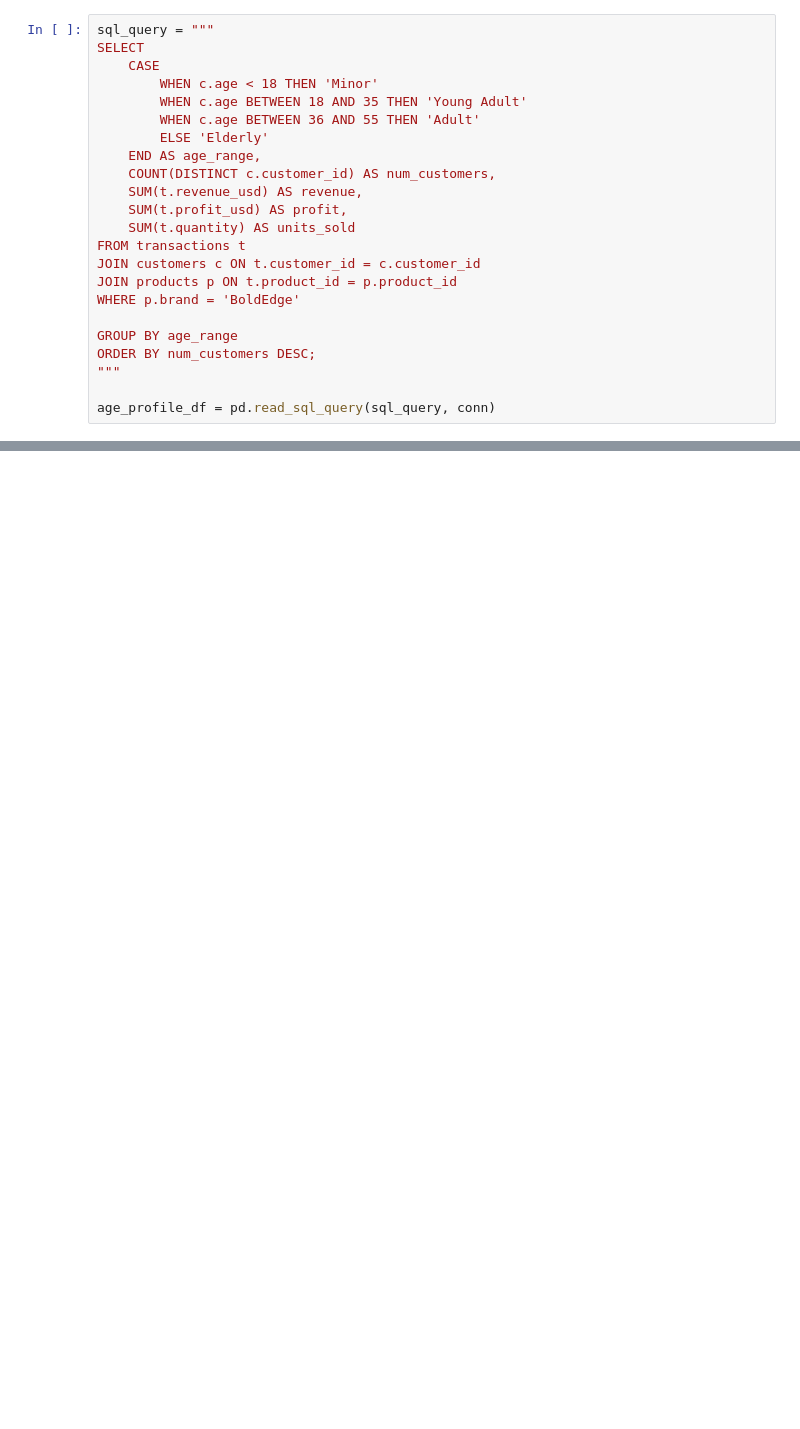
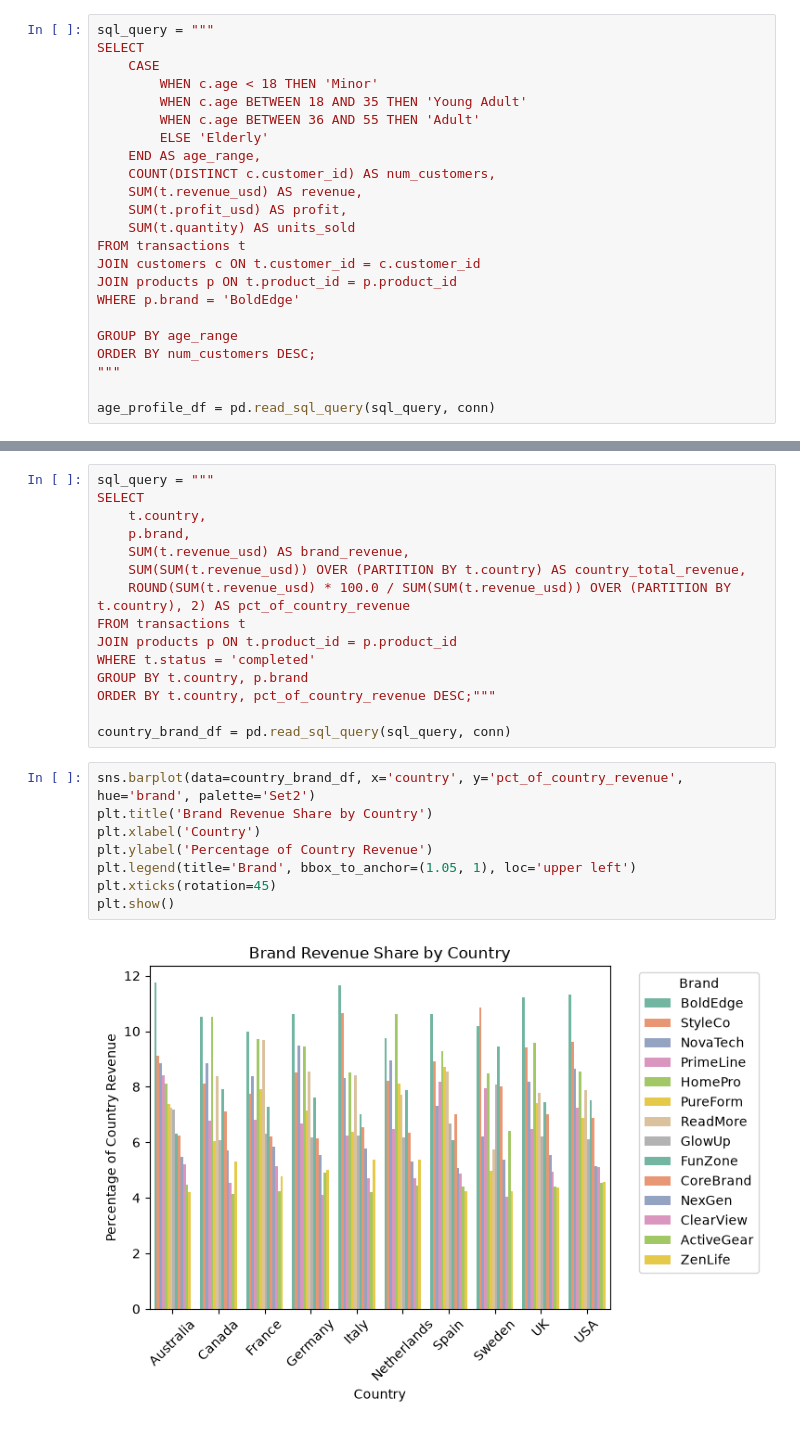
Before and after one commit to dmgg90/E-commerce-Studio, a Jupyter notebook: Analysis.ipynb, the cells around one changed output, grey strips where cells are left out. Drawn from its saved outputs; the diff is of its cells as text; blank space fills up the shorter version.

```diff
--- a/Analysis.ipynb
+++ b/Analysis.ipynb
@@ -324,0 +429,25 @@ sns.barplot(data=age_profile_df, x='age_range', y='units_sold', hue='age_range',
+# %%
+sql_query = """
+SELECT
+    t.country,
+    p.brand,
+    SUM(t.revenue_usd) AS brand_revenue,
+    SUM(SUM(t.revenue_usd)) OVER (PARTITION BY t.country) AS country_total_revenue,
+    ROUND(SUM(t.revenue_usd) * 100.0 / SUM(SUM(t.revenue_usd)) OVER (PARTITION BY t.country), 2) AS pct_of_country_revenue
+FROM transactions t
+JOIN products p ON t.product_id = p.product_id
+WHERE t.status = 'completed'
+GROUP BY t.country, p.brand
+ORDER BY t.country, pct_of_country_revenue DESC;"""
+
+country_brand_df = pd.read_sql_query(sql_query, conn)
+# %%
+sns.barplot(data=country_brand_df, x='country', y='pct_of_country_revenue', hue='brand', palette='Set2')
+plt.title('Brand Revenue Share by Country')
+plt.xlabel('Country')
+plt.ylabel('Percentage of Country Revenue')
+plt.legend(title='Brand', bbox_to_anchor=(1.05, 1), loc='upper left')
+plt.xticks(rotation=45)
+plt.show()
+# %% [output]
+[figure, added]
```
Also changed, not shown: parts of 11 cells of this notebook, 1 other file.
